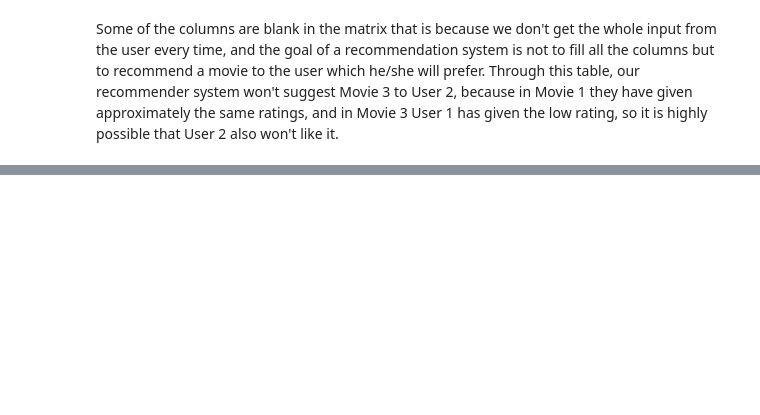
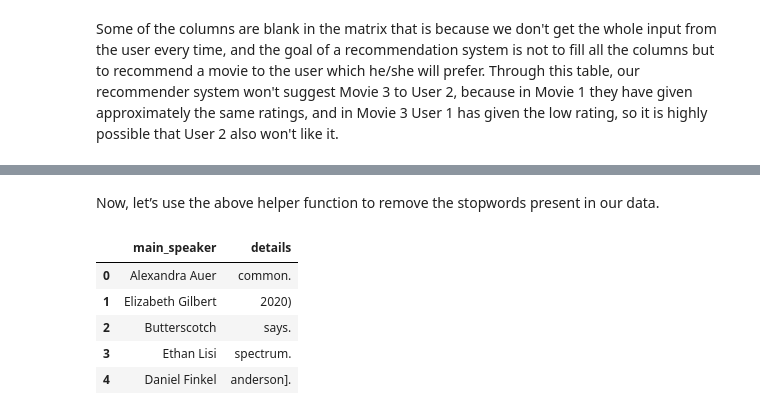
Before and after one commit to alexrodpas/ML-Projects, a Jupyter notebook: TED-Talks-RecSys.ipynb, the cells around one changed output, grey strips where cells are left out. Saved outputs shown, nothing was run; the diff lists cells and outputs as text; code cells hidden in the pictures; blank space fills up the shorter version.

```diff
--- a/TED-Talks-RecSys.ipynb
+++ b/TED-Talks-RecSys.ipynb
@@ -69,0 +185,12 @@ warnings.filterwarnings('ignore')
+# %% [markdown]
+Now, let’s use the above helper function to remove the stopwords present in our data.
+# %%
+df['details'] = df['details'].apply(lambda text: remove_stopwords(text))
+df.head()
+# %% [output]
+|  | main_speaker | details |
+| 0 | Alexandra Auer | common. |
+| 1 | Elizabeth Gilbert | 2020) |
+| 2 | Butterscotch | says. |
+| 3 | Ethan Lisi | spectrum. |
+| 4 | Daniel Finkel | anderson]. |
```
Also changed, not shown: parts of 35 cells of this notebook.
